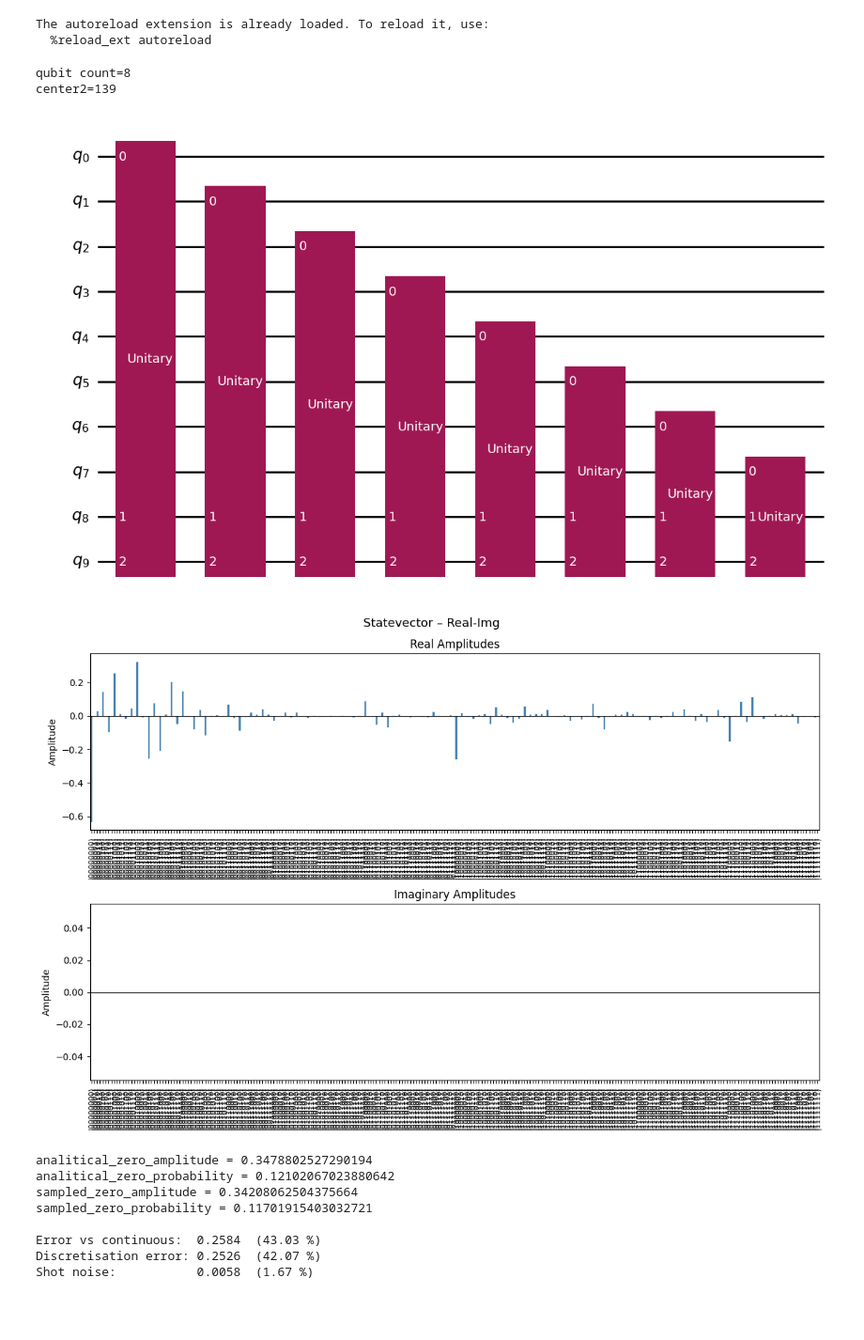
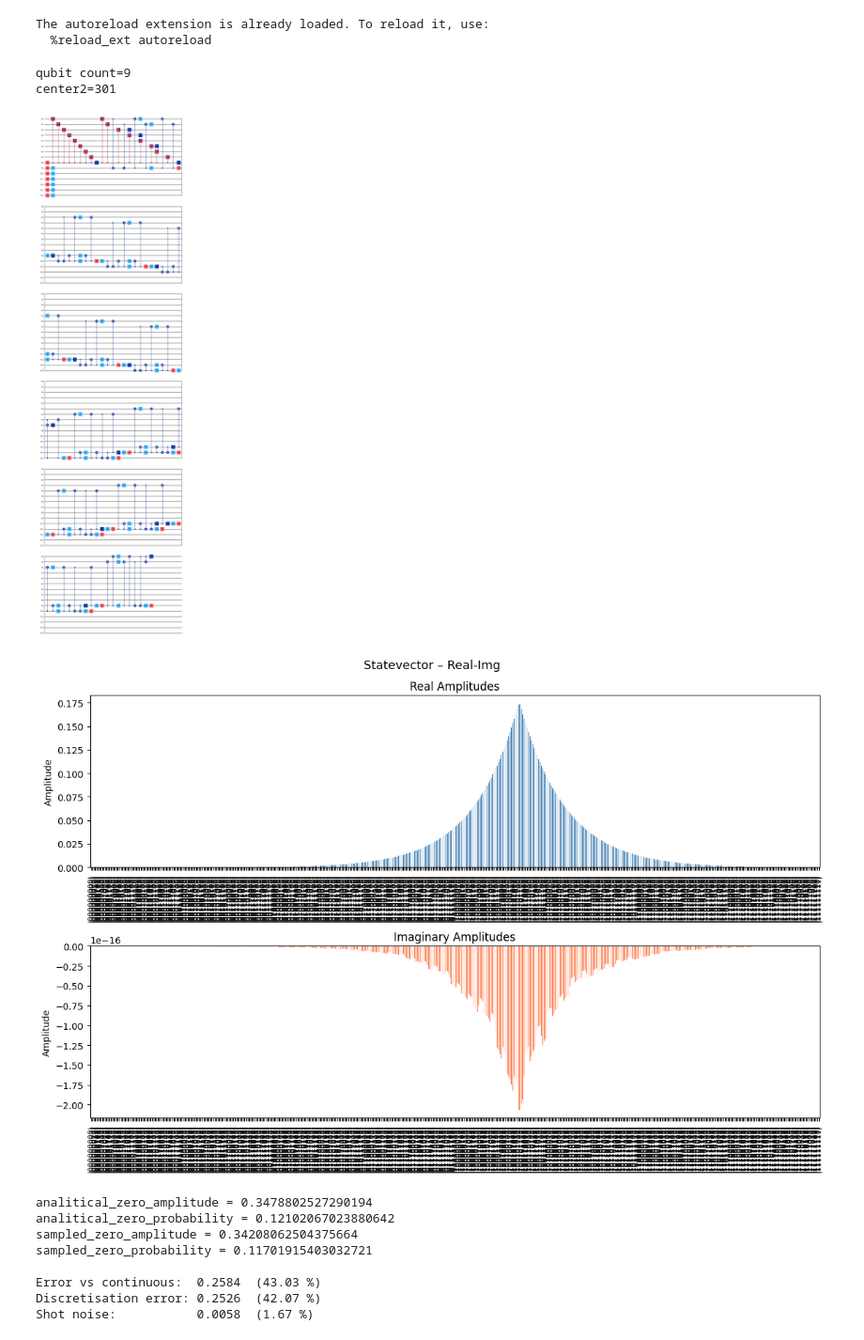
Before and after one commit to sorin-bolos/QuantumComputingResearch, a Jupyter notebook: STOsInMoleculeSymulations/STOs1DCircuits.ipynb, the cells around one changed output. Shown at 94% size. Drawn from its saved outputs; the diff is of its cells as text; code cells hidden in the pictures; blank space fills up the shorter version.

Commit message:
Added carthesian 3d functions

```diff
--- a/STOsInMoleculeSymulations/STOs1DCircuits.ipynb
+++ b/STOsInMoleculeSymulations/STOs1DCircuits.ipynb
@@ -44,7 +44,7 @@ from utils.noisy_sampler_executor import NoisySamplerExecutor
 from utils.noisy_estimator_executor import NoisyEstimatorExecutor
 from utils.resource_estimator import ResourceEstimator
 
-allow_measurement=True
+allow_measurement=False
 optimize_t_gates=True
 
 simulation_executor = SimulationExecutor()
@@ -63,10 +63,10 @@ The autoreload extension is already loaded. To reload it, use:
 
 
 a = 1  # decay constant
-n_qubits = 8
-max_range = 32
+n_qubits = 9
+max_range = 16
 center_distance = 1.4
-shots = 10024
+shots = 1024
 
 scale = (2 ** n_qubits) / max_range
 scaled_center_distance = round(center_distance * scale)
@@ -91,43 +91,43 @@ sto2p = Sto2P(allow_measurement, optimize_t_gates)
 
 # Decaying exponential state: |ψ⟩ = N · Σ e^(-a·i) |i⟩  for i = 0 … 2^4-1
 
-# qc = sto1s.get_sto_1s_1d_carthesian(n_qubits, scaled_a, center1+22)
+qc = sto1s.get_sto_1s_1d_carthesian(n_qubits, scaled_a, center1+45)
 # qc = sto1s.get_sto_1s_1d_derivative_carthesian(n_qubits, scaled_a, center1+22)
 # qc = sto1s.get_sto_1s_1d_potential_cartesian(n_qubits, a, max_range/2+center_distance, max_range/2, max_range)
 # qc = sto1s.get_sto_1s_1d_potential_cartesian(8, 1, 8, 8, 16)
 # qc = sto1s.get_sto_1s_1d_carthesian(8, 1/16, 128)
 # qc = sto1s.get_sto_1s_1d_carthesian_dagger(8, 1/16, 128)
 
 # qc = sto1s.get_sto_1s_spherical_jacobian(n_qubits, scaled_a)
 # qc = sto1s.get_sto_1s_spherical_jacobian_dagger(n_qubits, scaled_a)
 # qc = sto2s.get_sto_2s_spherical(n_qubits, scaled_a)
 # qc = sto2s.get_sto_2s_spherical_jacobian(n_qubits, scaled_a)
 # qc = sto2s.get_sto_2s_spherical_jacobian_dagger(n_qubits, scaled_a)
-qc = sto2p.get_sto_2p_spherical_jacobian(n_qubits, scaled_a)
+# qc = sto2p.get_sto_2p_spherical_jacobian(n_qubits, scaled_a)
 
 # ch = CircuitHandler()
 # qc1.barrier()
 # qc = ch.concatenate(qc1, qc2)
 
 display(qc.draw('mpl'))
 
 # print(get_ancilla_amplitudes(qc, n_qubits))
 
 
 data_amps = simulation_executor.get_data_amplitudes(qc, n_qubits)
 # data_amps = simulation_executor.get_raw_amplitudes(qc)
 fig = simulation_executor.plot_statevector_real_imag(data_amps, n_qubits)
 # fig = simulation_executor.plot_statevector_modulus_phase(data_amps, n_qubits)
 
 # shots = 10024
 # counts = simulation_executor.sample_measurement_counts(qc, n_qubits, shots=shots)
 # fig = sample_interpreter.plot_sampled_measurements(counts)
 # # simulation_executor.print_statevector(data_amps, n_qubits)
 # %% [output]
-qubit count=8
-center2=139
+qubit count=9
+center2=301
-[figure, old version]
+[figure, new version]
-[figure, old version]
+[figure, new version]
 # %%
 from utils.integrals import Integals
 
```
Also changed, not shown: 14 other files.
